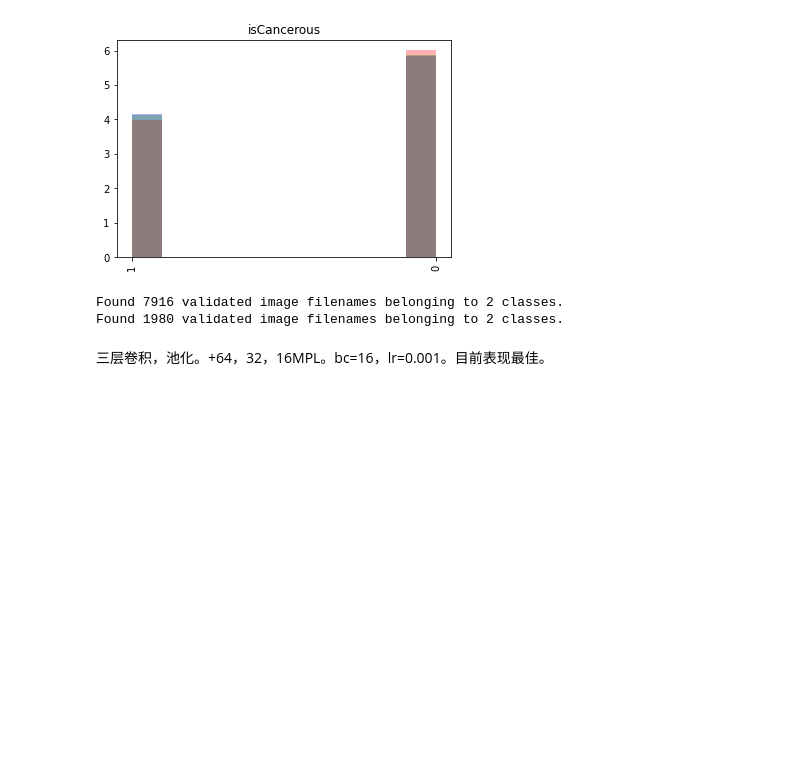
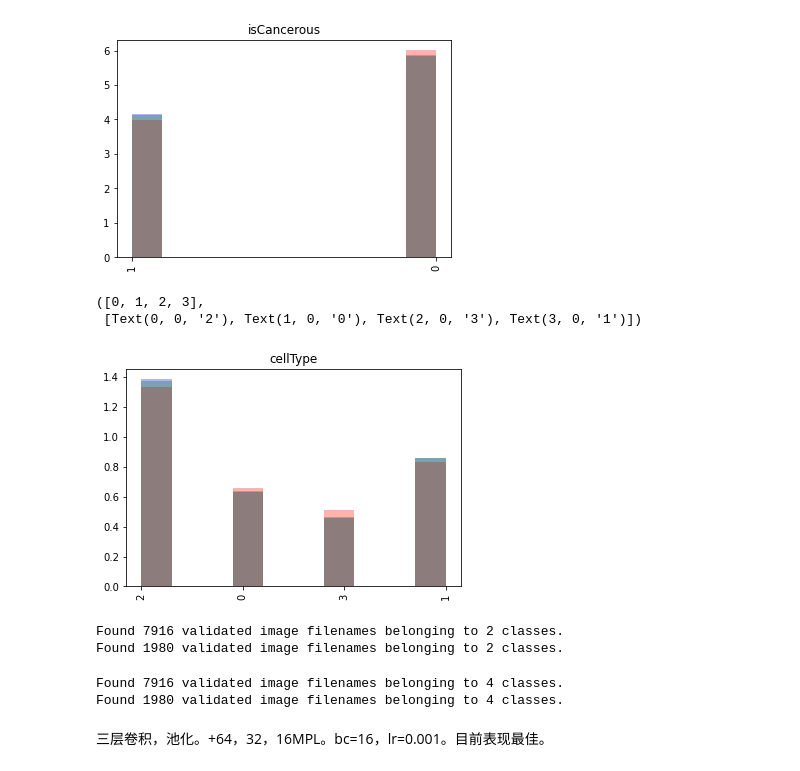
Before and after one commit to SHVleV9CYWkK/CRCHistoPhenotypes-Image-Classification, a Jupyter notebook: main.ipynb, the cells around one changed output. Cells and saved outputs as stored; diff of their text form; code cells hidden in the pictures; blank space fills up the shorter version.

```diff
--- a/main.ipynb
+++ b/main.ipynb
@@ -16,6 +8,7 @@ For more information see: https://github.com/tensorflow/addons/issues/2807
 # %%
 data = pd.read_csv('./Image_classification_data/data_labels_mainData.csv')
 data['isCancerous'] = data['isCancerous'].astype(str)
+data['cellType'] = data['cellType'].astype(str)
 train_data, test_data = train_test_split(data, test_size=0.2, random_state=42)
 # %%
 plt.hist(train_data['isCancerous'], alpha=0.3, color='b', label='Train', density=True)
@@ -26,4 +19,14 @@ plt.xticks(rotation='vertical')
 # %% [output]
 ([0, 1], [Text(0, 0, '1'), Text(1, 0, '0')])
 [figure]
+# %%
+plt.hist(train_data['cellType'], alpha=0.3, color='b', label='Train', density=True)
+plt.hist(test_data['cellType'], alpha=0.3, color='r', label='Test',  density=True)
+plt.hist(data['cellType'], alpha=0.3, color='g', density=True)
+plt.title('cellType')
+plt.xticks(rotation='vertical')
+# %% [output]
+([0, 1, 2, 3],
+ [Text(0, 0, '2'), Text(1, 0, '0'), Text(2, 0, '3'), Text(3, 0, '1')])
+[figure, added]
 # %%
@@ -70,6 +77,27 @@ validation_generator = test_datagen.flow_from_dataframe(
 # %% [output]
 Found 7916 validated image filenames belonging to 2 classes.
 Found 1980 validated image filenames belonging to 2 classes.
+# %%
+train_cellType_generator = train_datagen.flow_from_dataframe(
+    train_data,
+    directory='./Image_classification_data/patch_images',
+    x_col='ImageName',
+    y_col='cellType',
+    target_size=(27, 27),
+    batch_size=batch_size,
+    class_mode='categorical')
+
+validation_cellType_generator = test_datagen.flow_from_dataframe(
+    test_data,
+    directory='./Image_classification_data/patch_images',
+    x_col='ImageName',
+    y_col='cellType',
+    target_size=(27, 27),
+    batch_size=batch_size,
+    class_mode='categorical')
+# %% [output]
+Found 7916 validated image filenames belonging to 4 classes.
+Found 1980 validated image filenames belonging to 4 classes.
 # %% [markdown]
 三层卷积，池化。+64，32，16MPL。bc=16，lr=0.001。目前表现最佳。
 # %%
```
Also changed, not shown: parts of 19 cells of this notebook, 6 other files.
